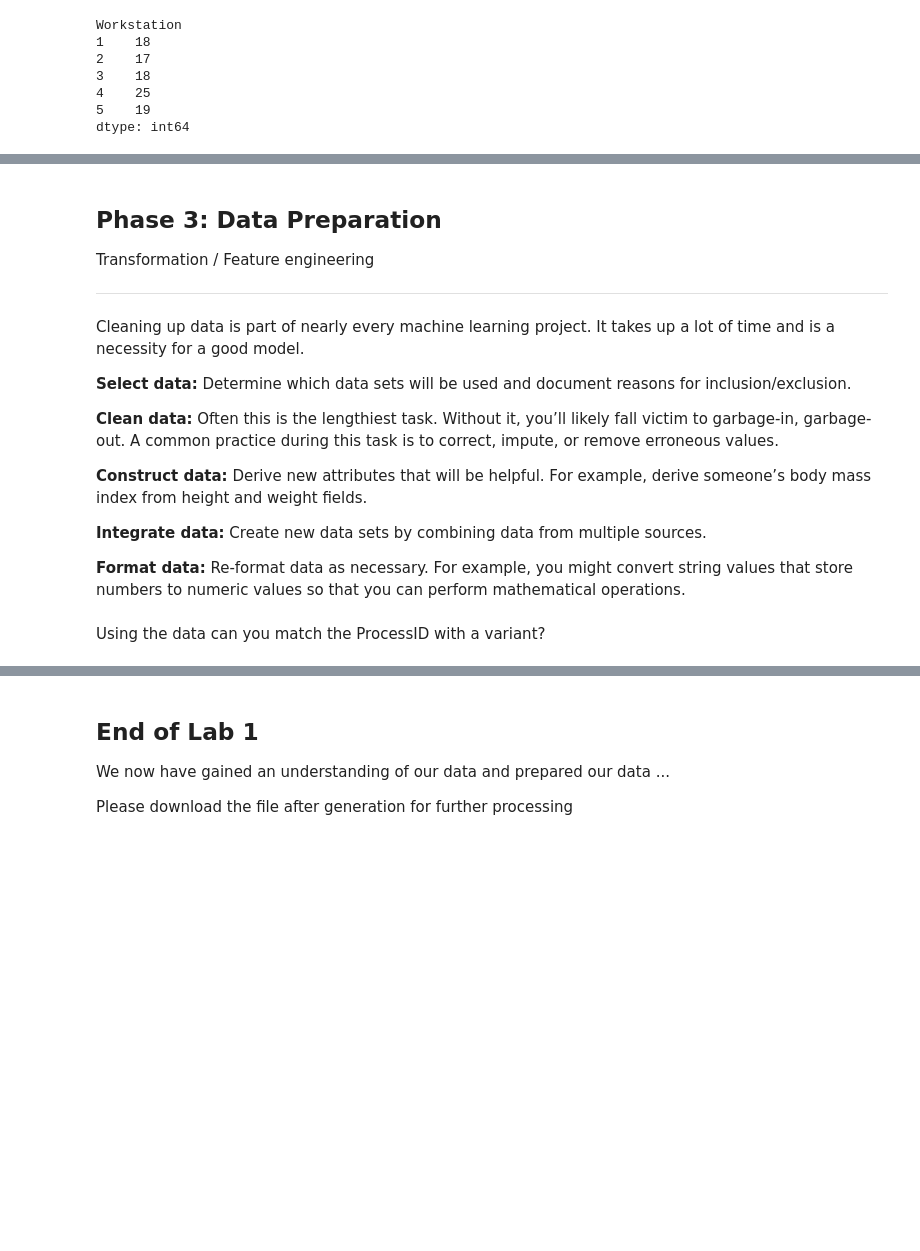
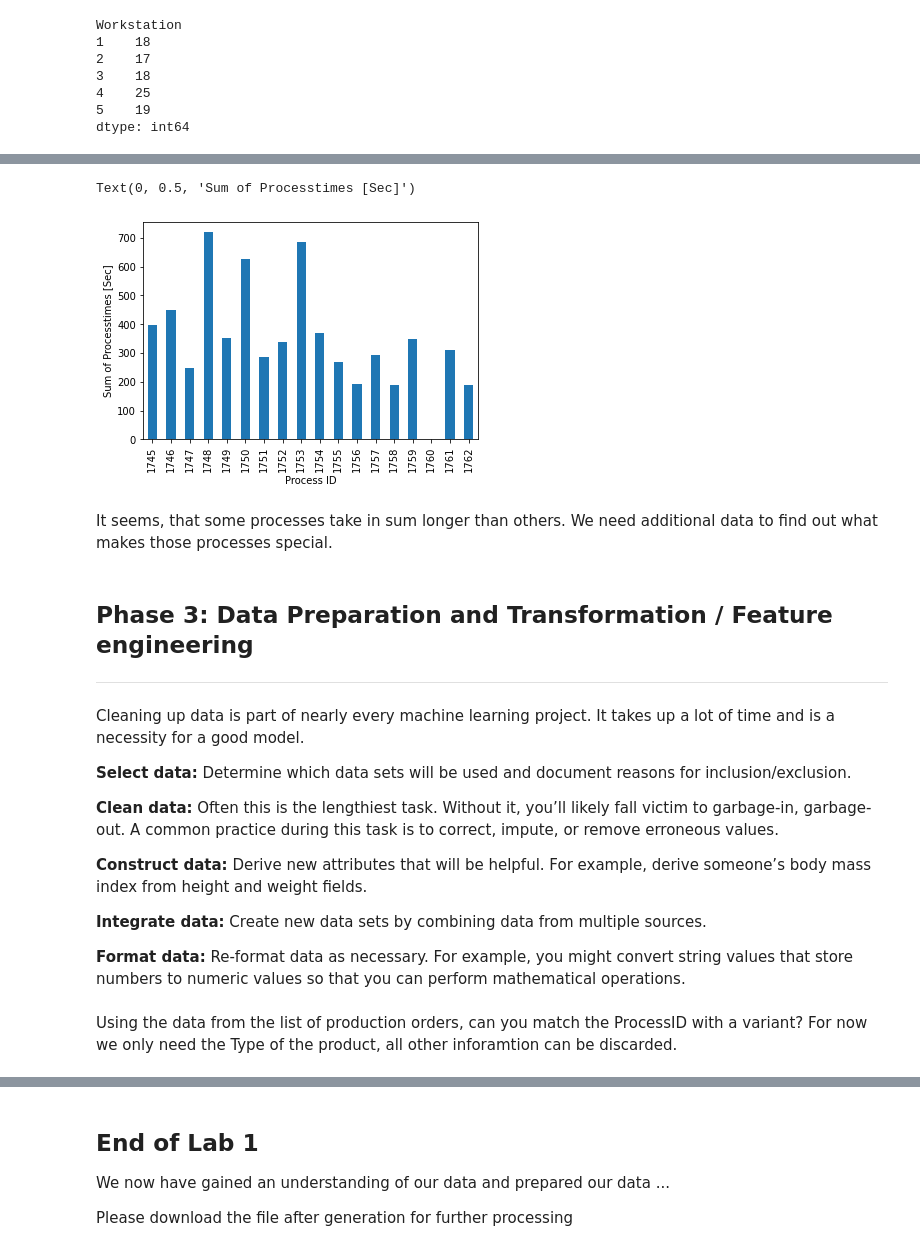
Before and after one commit to ThomasGVoss/LearningFactory, a Jupyter notebook: Lab_Data_Prep_with_Pandas.ipynb, the cells around one changed output, grey strips where cells are left out. Cells and saved outputs as stored; diff of their text form; code cells hidden in the pictures; blank space fills up the shorter version.

```diff
--- a/Lab_Data_Prep_with_Pandas.ipynb
+++ b/Lab_Data_Prep_with_Pandas.ipynb
@@ -252,6 +313,15 @@ Please take a look at the Produktionsauftrag.csv - what can you find out?
+# %%
+# Plot the sum of the processtimes based on the Process IDs
+id_plot = data_proc.groupby(['ProcessID'])['Seconds'].sum().plot.bar()
+id_plot.set_xlabel("Process ID")
+id_plot.set_ylabel("Sum of Processtimes [Sec]")
+# %% [output]
+Text(0, 0.5, 'Sum of Processtimes [Sec]')
+[figure, added]
+# %% [markdown]
+It seems, that some processes take in sum longer than others. We need additional data to find out what makes those processes special.
 # %% [markdown]
-## Phase 3: Data Preparation
-Transformation / Feature engineering
+## Phase 3: Data Preparation and Transformation / Feature engineering
 
 ---
 
@@ -268,4 +338,4 @@ Cleaning up data is part of nearly every machine learning project. It takes up a
 
 **Format data:** Re-format data as necessary. For example, you might convert string values that store numbers to numeric values so that you can perform mathematical operations.
 # %% [markdown]
-Using the data can you match the ProcessID with a variant?
+Using the data from the list of production orders, can you match the ProcessID with a variant? For now we only need the Type of the product, all other inforamtion can be discarded.
```
Also changed, not shown: parts of 46 cells of this notebook.
